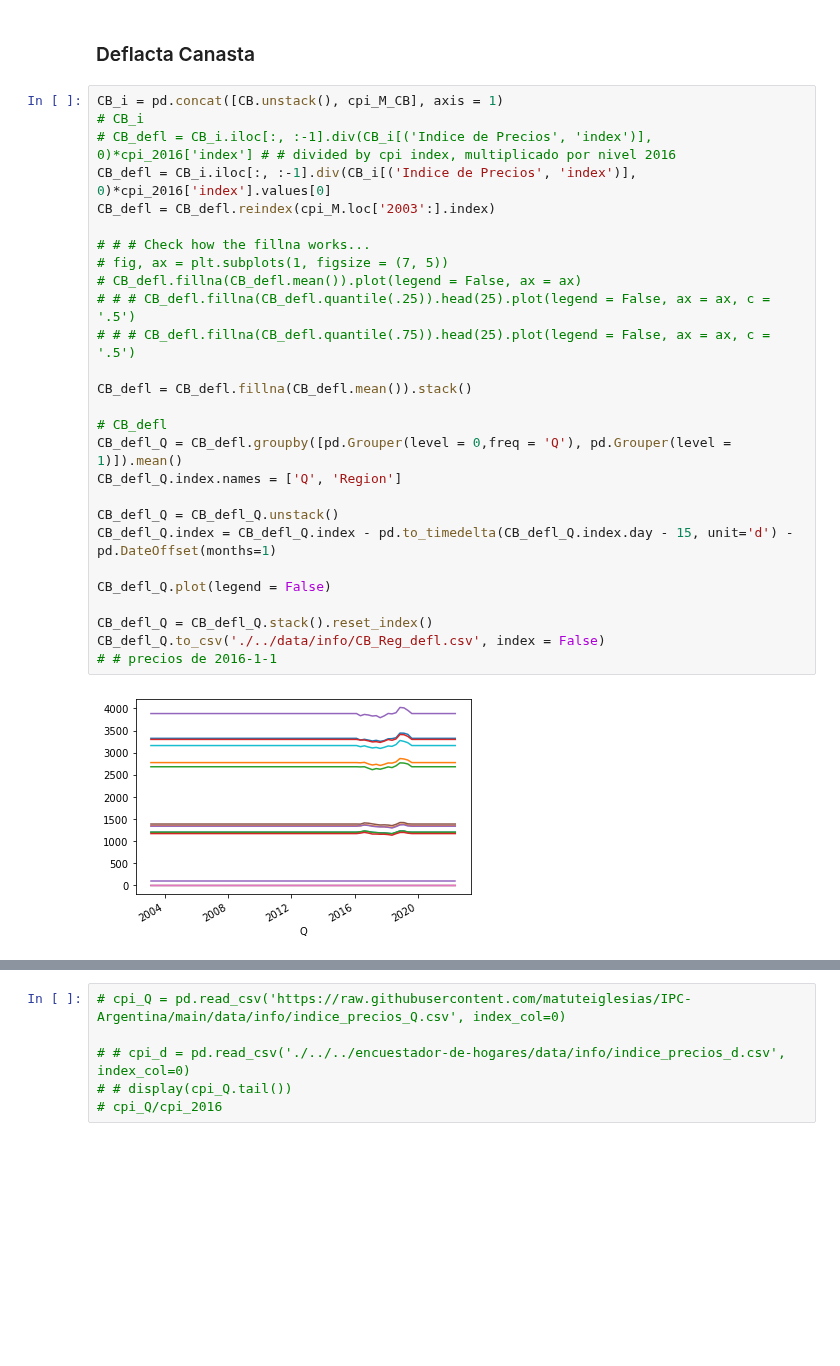
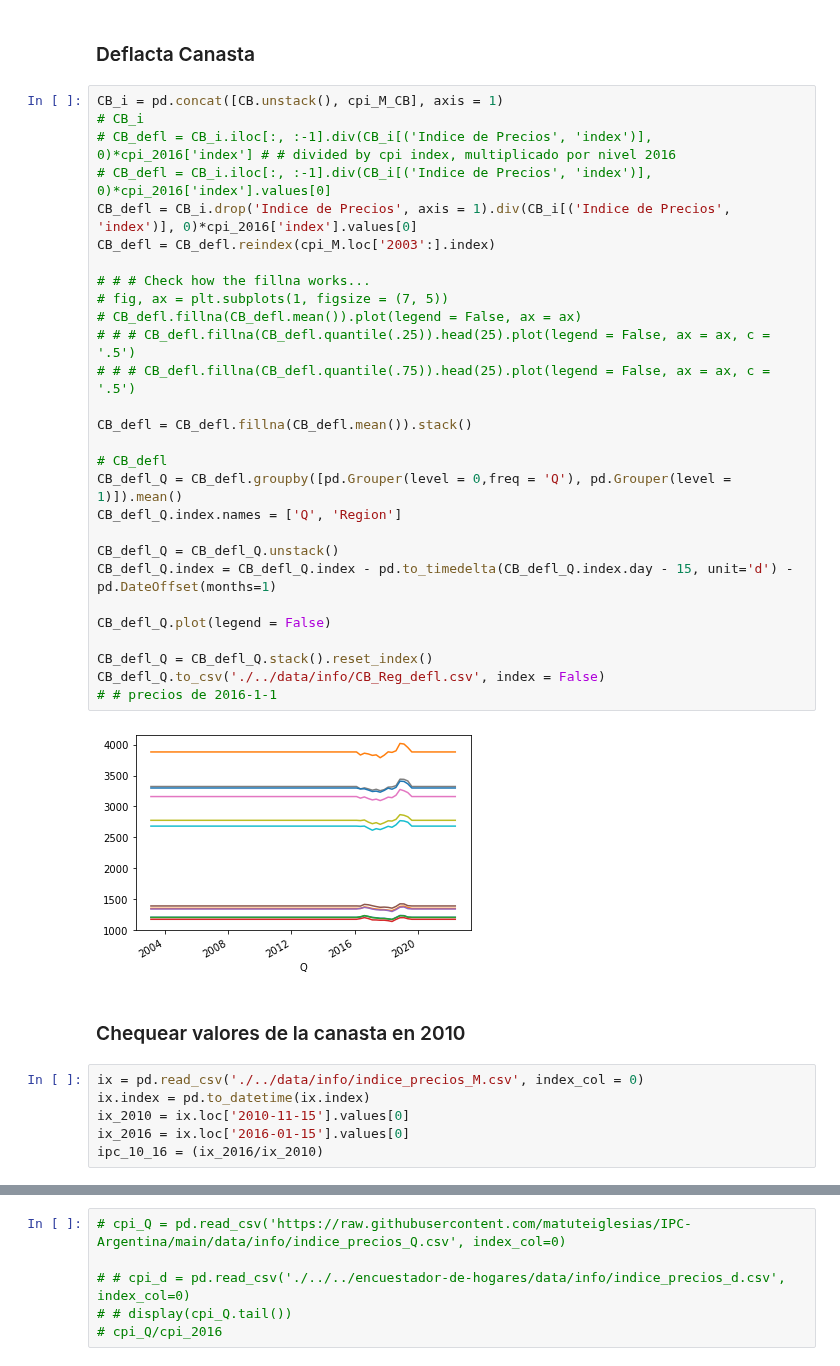
Before and after one commit to matuteiglesias/indice-pobreza-UBA, a Jupyter notebook: notebooks/03 - CB regional a precios constantes.ipynb, the cells around one changed output, grey strips where cells are left out. Cells and saved outputs as stored; diff of their text form; blank space fills up the shorter version.

Commit message:
Added user created data

```diff
--- a/notebooks/03 - CB regional a precios constantes.ipynb
+++ b/notebooks/03 - CB regional a precios constantes.ipynb
@@ -90,29 +90,38 @@ display(cpi_d.tail())
 # %%
 CB_i = pd.concat([CB.unstack(), cpi_M_CB], axis = 1)
 # CB_i
 # CB_defl = CB_i.iloc[:, :-1].div(CB_i[('Indice de Precios', 'index')], 0)*cpi_2016['index'] # # divided by cpi index, multiplicado por nivel 2016
-CB_defl = CB_i.iloc[:, :-1].div(CB_i[('Indice de Precios', 'index')], 0)*cpi_2016['index'].values[0]
+# CB_defl = CB_i.iloc[:, :-1].div(CB_i[('Indice de Precios', 'index')], 0)*cpi_2016['index'].values[0]
+CB_defl = CB_i.drop('Indice de Precios', axis = 1).div(CB_i[('Indice de Precios', 'index')], 0)*cpi_2016['index'].values[0]
 CB_defl = CB_defl.reindex(cpi_M.loc['2003':].index)
 
 # # # Check how the fillna works...
 # fig, ax = plt.subplots(1, figsize = (7, 5))
 # CB_defl.fillna(CB_defl.mean()).plot(legend = False, ax = ax)
 # # # CB_defl.fillna(CB_defl.quantile(.25)).head(25).plot(legend = False, ax = ax, c = '.5')
 # # # CB_defl.fillna(CB_defl.quantile(.75)).head(25).plot(legend = False, ax = ax, c = '.5')
 
 CB_defl = CB_defl.fillna(CB_defl.mean()).stack()
 
 # CB_defl
 CB_defl_Q = CB_defl.groupby([pd.Grouper(level = 0,freq = 'Q'), pd.Grouper(level = 1)]).mean()
 CB_defl_Q.index.names = ['Q', 'Region']
 
 CB_defl_Q = CB_defl_Q.unstack()
 CB_defl_Q.index = CB_defl_Q.index - pd.to_timedelta(CB_defl_Q.index.day - 15, unit='d') - pd.DateOffset(months=1)
 
 CB_defl_Q.plot(legend = False)
 
 CB_defl_Q = CB_defl_Q.stack().reset_index()
 CB_defl_Q.to_csv('./../data/info/CB_Reg_defl.csv', index = False)
 # # precios de 2016-1-1
 # %% [output]
-[figure, old version]
+[figure, new version]
+# %% [markdown]
+### Chequear valores de la canasta en 2010
+# %%
+ix = pd.read_csv('./../data/info/indice_precios_M.csv', index_col = 0)
+ix.index = pd.to_datetime(ix.index)
+ix_2010 = ix.loc['2010-11-15'].values[0]
+ix_2016 = ix.loc['2016-01-15'].values[0]
+ipc_10_16 = (ix_2016/ix_2010)
```
Also changed, not shown: parts of 1 cell of this notebook, 3 other files.
